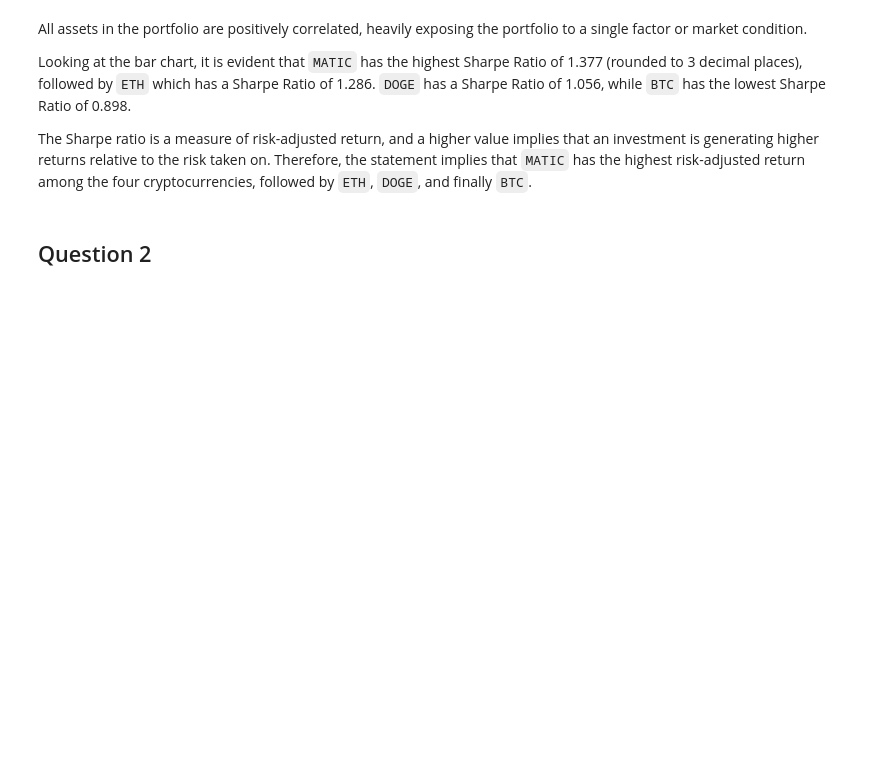
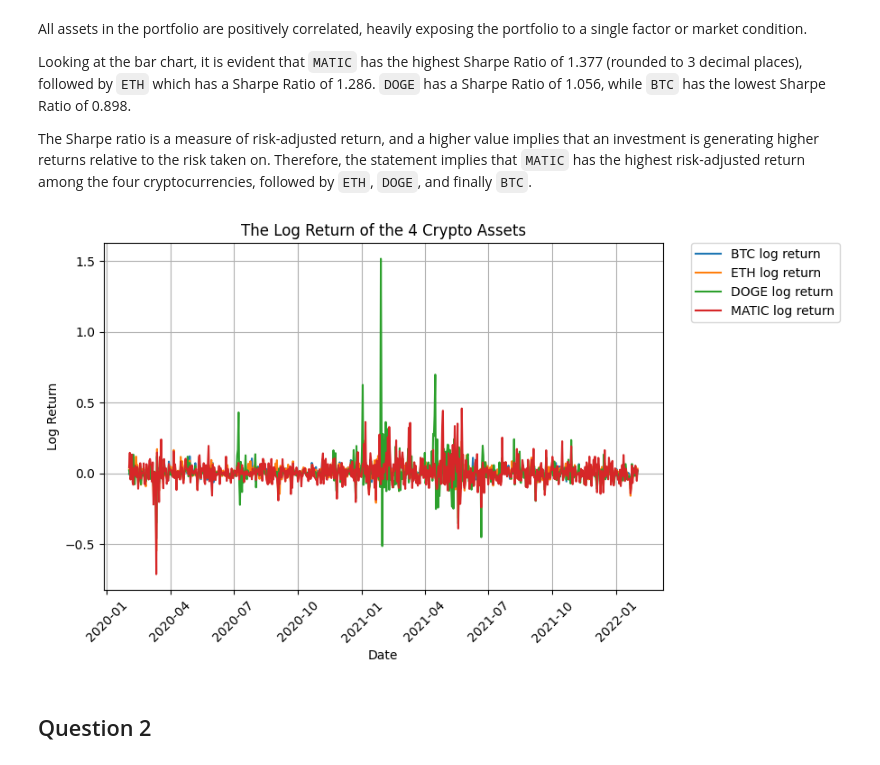
Before and after one commit to remuslum/BT4016team, a Jupyter notebook: Project.ipynb, the cells around one changed output. Cells and saved outputs as stored; diff of their text form; code cells hidden in the pictures; blank space fills up the shorter version.

```diff
--- a/Project.ipynb
+++ b/Project.ipynb
@@ -105,6 +107,20 @@ All assets in the portfolio are positively correlated, heavily exposing the port
 Looking at the bar chart, it is evident that `MATIC` has the highest Sharpe Ratio of 1.377 (rounded to 3 decimal places), followed by `ETH` which has a Sharpe Ratio of 1.286. `DOGE` has a Sharpe Ratio of 1.056, while `BTC` has the lowest Sharpe Ratio of 0.898.
 
 The Sharpe ratio is a measure of risk-adjusted return, and a higher value implies that an investment is generating higher returns relative to the risk taken on. Therefore, the statement implies that `MATIC` has the highest risk-adjusted return among the four cryptocurrencies, followed by `ETH`, `DOGE`, and finally `BTC`.
+# %%
+plt.figure(figsize=(8,5))
+for col in ["BTC", "ETH", "DOGE", "MATIC"]:
+    plt.plot(df[col+"_log_return"], label=(col+' log return'))
+plt.grid(True)
+plt.xlabel('Date')
+plt.ylabel('Log Return')
+plt.legend(bbox_to_anchor=(1.05, 1), loc=2, borderaxespad=0.)
+locs, labels = plt.xticks()
+plt.setp(labels, rotation=45)
+plt.title('The Log Return of the 4 Crypto Assets')
+plt.show()
+# %% [output]
+[figure, added]
 # %% [markdown]
 ## Question 2
 # %% [markdown]
```
Also changed, not shown: parts of 32 cells of this notebook.
